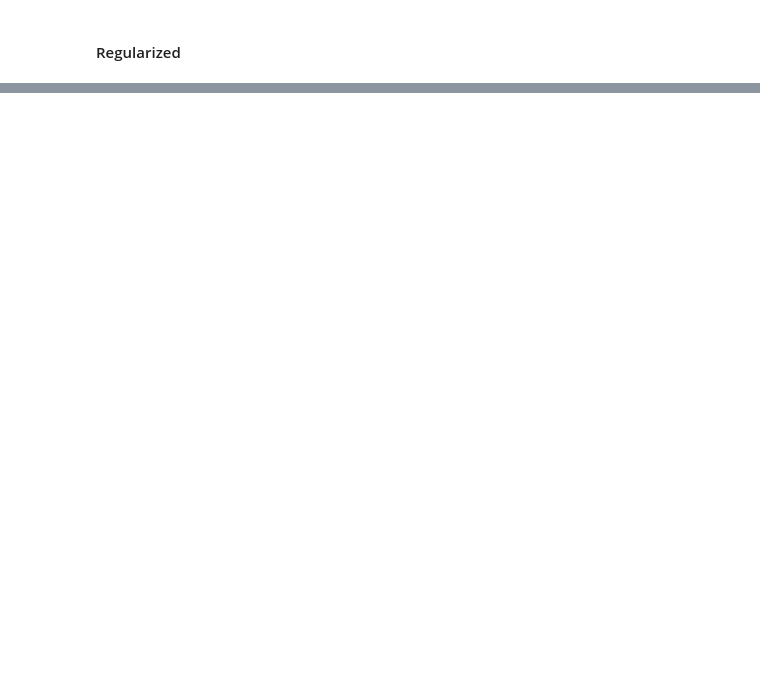
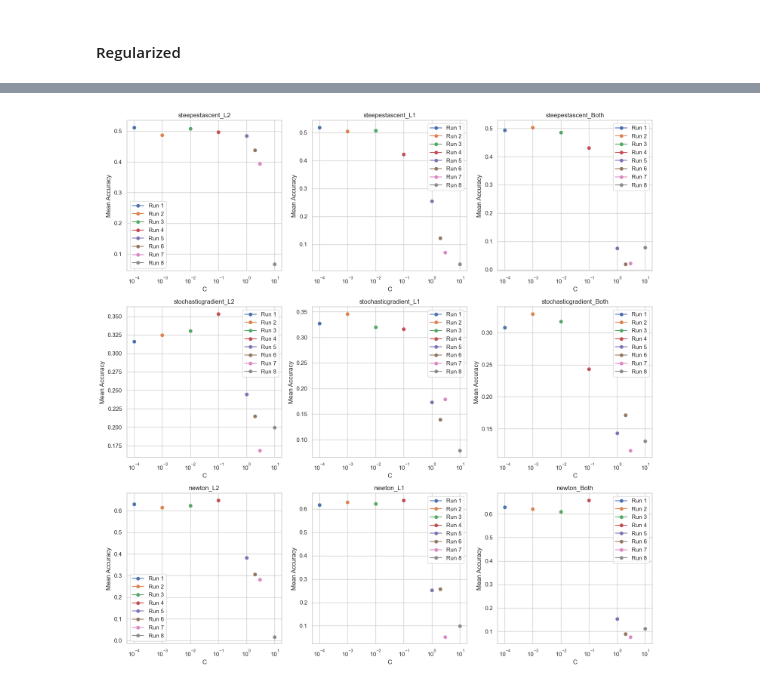
Before and after one commit to livingspring/CS7324LabAssignment, a Jupyter notebook: Lab3.ipynb, the cells around one changed output, grey strips where cells are left out. Saved outputs shown, nothing was run; the diff lists cells and outputs as text; code cells hidden in the pictures; blank space fills up the shorter version.

```diff
--- a/Lab3.ipynb
+++ b/Lab3.ipynb
@@ -618,0 +728,44 @@ class OptimizedRegularizedLogisticRegression(OptimizedLogisticRegression):
+# %%
+# show the acc in a plot with different c and reg and method
+import seaborn as sns
+import pandas as pd
+import numpy as np
+import matplotlib.pyplot as plt
+# create a dataframe using the acc
+df = pd.DataFrame(acc,columns=['C','Method','Regularization','Accuracy'])
+# use the seaborn to show the boxplot
+
+# show first five lines of  the df in table
+df.head()
+# show the table of the df
+# Create grid plot
+# Calculate mean accuracy for each "C" value
+df['Mean_Accuracy'] = df['Accuracy'].apply(lambda x: np.mean(x))
+
+# Create grid plot
+unique_combinations = df[['Method', 'Regularization']].drop_duplicates()
+
+num_plots = len(unique_combinations)
+num_cols = 3
+num_rows = (num_plots - 1) // num_cols + 1
+
+fig, axes = plt.subplots(num_rows, num_cols, figsize=(15, 5*num_rows))
+
+for (method, regularization), ax in zip(unique_combinations.values, axes.flatten()):
+    subset = df[(df['Method'] == method) & (df['Regularization'] == regularization)]
+    for i, (_, row) in enumerate(subset.iterrows()):
+        ax.plot(row['C'], row['Mean_Accuracy'], marker='o', label=f'Run {i+1}')
+    ax.set_title(f'{method}_{regularization}')
+    ax.set_xlabel('C')
+    ax.set_ylabel('Mean Accuracy')
+    ax.set_xscale('log')  # Set x-axis scale to logarithmic for better visualization of small values
+    ax.legend()
+
+# Remove unused subplots
+for i in range(num_plots, num_rows * num_cols):
+    fig.delaxes(axes.flatten()[i])
+
+plt.tight_layout()
+plt.show()
+# %% [output]
+[figure, added]
```
Also changed, not shown: parts of 15 cells of this notebook.
